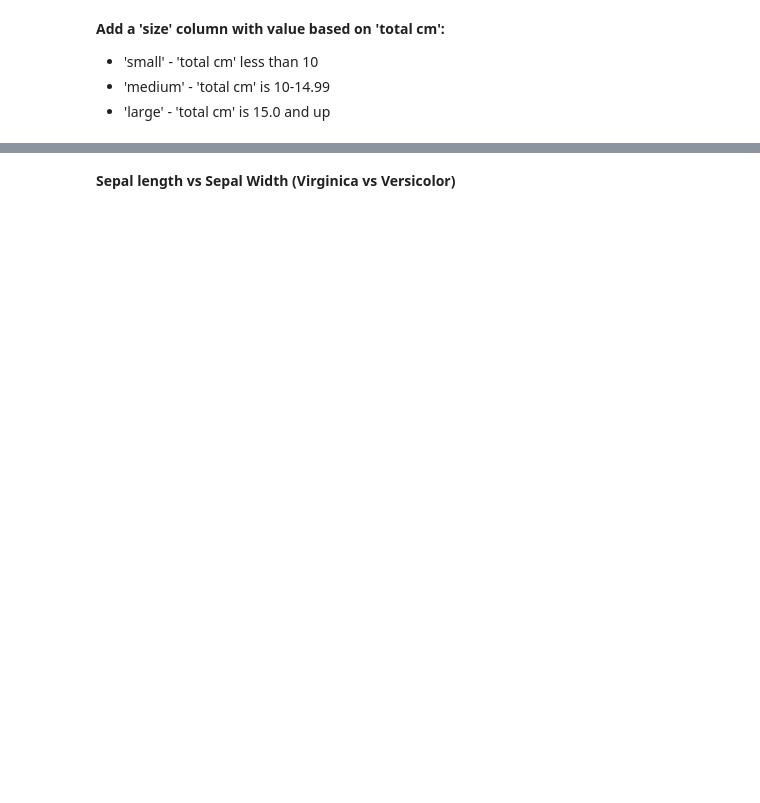
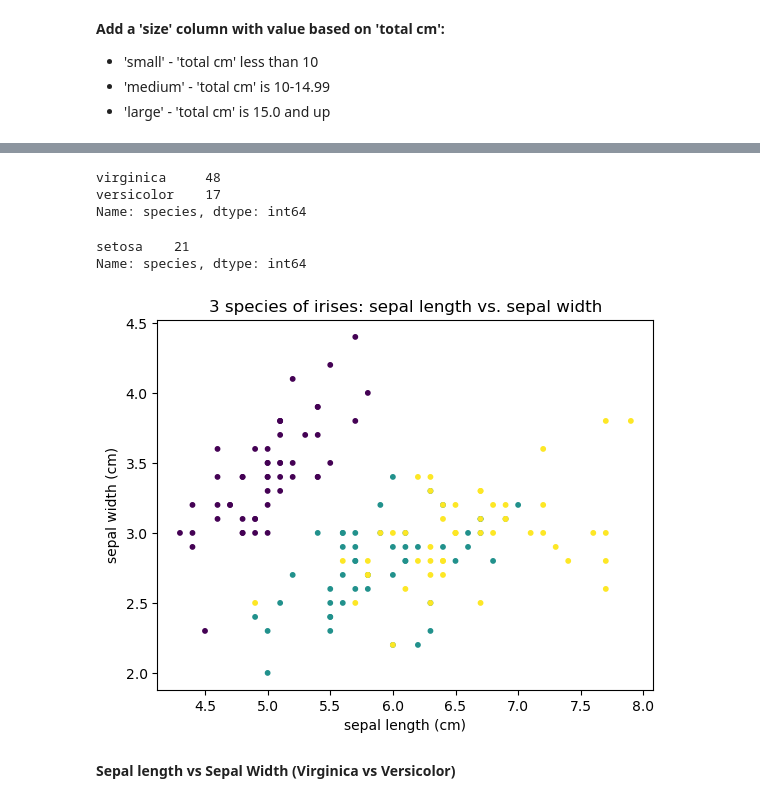
Before and after one commit to brianmccln/Python-Machine-Learning-TMobile-OCt-2025, a Jupyter notebook: __START/_ML_3.5_Irises_K_Nearest_Neighbors_PROG.ipynb, the cells around one changed output, grey strips where cells are left out. Saved outputs shown, nothing was run; the diff lists cells and outputs as text; code cells hidden in the pictures; blank space fills up the shorter version.

```diff
--- a/__START/_ML_3.5_Irises_K_Nearest_Neighbors_PROG.ipynb
+++ b/__START/_ML_3.5_Irises_K_Nearest_Neighbors_PROG.ipynb
@@ -290,5 +288,5 @@ iris_df.head()
 # %%
 #  19. Use apply(lambda) with if-else to conditionally set the 'size' value:
-# 'size'
+iris_df['size'] = iris_df['total cm'].apply(lambda s : 'small' if s<10 else 'medium' if s<15 else 'large')
 # %%
 # 20. Output the updated df, now with 'size' column:
@@ -305,0 +323,7 @@ print() # (50, 8)
+# %%
+# get value counts of the large species (no setosa):
+print(large_df['species'].value_counts())
+# %% [output]
+virginica     48
+versicolor    17
+Name: species, dtype: int64
@@ -306,15 +333,24 @@ print() # (50, 8)
+# %%
+# get value counts of the small species -- without first making a medium_df
+print(iris_df[iris_df['size']=='small']['species'].value_counts())
+# %% [output]
+setosa    21
+Name: species, dtype: int64
 # %%
 # 23. Plot all 150 flowers in 3 classes [0,1,2]
 # plot just the sepal length as x vs. sepal width as y
 # target column supplies the classes
-
-# 'sepal length (cm)'
-# 'sepal width (cm)'
-# print(len(x))
+x = iris_df['sepal length (cm)']
+y = iris_df['sepal width (cm)']
+classes = iris.target
 # 'target' # [0,1,2]
-# "3 species of irises: sepal length vs. sepal width"
-# 'sepal length (cm)'
-# 'sepal width (cm)'
+plt.scatter(x,y,c=classes,s=10)
+plt.title("3 species of irises: sepal length vs. sepal width")
+plt.xlabel('sepal length (cm)')
+plt.ylabel('sepal width (cm)')
+plt.show()
+# %% [output]
+[figure, added]
 # %% [markdown]
 **Sepal length vs Sepal Width (Virginica vs Versicolor)**
 # %%
```
Also changed, not shown: parts of 9 cells of this notebook.
